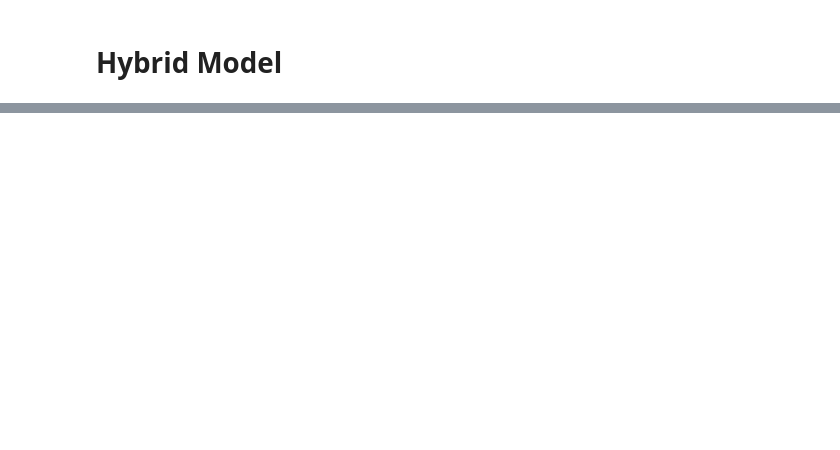
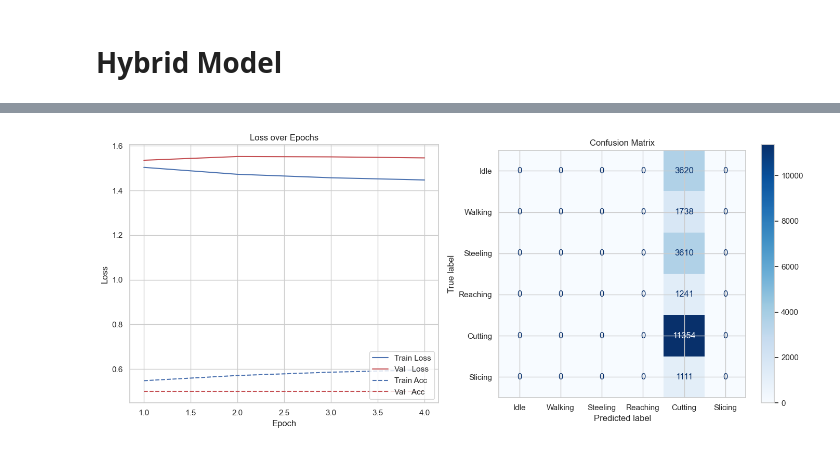
Before and after one commit to hengrvisal/knife_sharpness, a Jupyter notebook: Better data analysis.ipynb, the cells around one changed output, grey strips where cells are left out. Saved outputs shown, nothing was run; the diff lists cells and outputs as text; code cells hidden in the pictures; blank space fills up the shorter version.

```diff
--- a/Better data analysis.ipynb
+++ b/Better data analysis.ipynb
@@ -728,0 +905,35 @@ plt.show()
+# %%
+# 1) Define the feature columns (exclude 'Label' and 'sharpness')
+feature_cols = [c for c in numeric_cols if c not in ['Label', 'sharpness']]
+
+# 2) Copy & pop the label
+raw_train_features = train_df[numeric_cols].copy()
+raw_train_labels   = raw_train_features.pop('Label')
+
+# 3) Drop sharpness
+raw_train_features = raw_train_features.drop(columns=['sharpness'])
+
+# 4) Scale only the feature columns
+raw_train_features[feature_cols] = scaler.transform(raw_train_features[feature_cols])
+
+# 5) Reshape into (n_samples, time_steps, 1)
+time_steps_raw = raw_train_features.shape[1]   # should equal len(feature_cols)
+X_raw_train = raw_train_features.values.reshape(-1, time_steps_raw, 1)
+
+# 6) One‑hot encode the labels with the correct number of classes
+num_classes = df['Label'].nunique()  # e.g. 6
+y_raw_train = tf.keras.utils.to_categorical(raw_train_labels.values, num_classes=num_classes)
+# %%
+model.compile(optimizer=opt, loss='categorical_crossentropy', metrics=['accuracy'])
+
+history_raw = model.fit(
+    X_raw_train, y_raw_train,
+    epochs=10,
+    batch_size=128,
+    verbose=1,
+    validation_data=(X_val, y_val),
+    callbacks=[early_stopping]
+)
+
+test_loss, test_accuracy = model.evaluate(X_test_model, y_test_model, verbose=0)
+print("Test Accuracy: {:.2f}%".format(test_accuracy * 100))
@@ -728,0 +950,9 @@ plt.show()
+# %%
+# Plot:
+plot_evaluation(
+    model, history_raw,
+    X_test_model, y_test_model,
+    class_names=class_names,
+    normalize_cm=False  # or True to see per-class recall
+)
+# %% [output]
@@ -728,0 +960 @@ plt.show()
+[figure, added]
```
Also changed, not shown: parts of 23 cells of this notebook.
